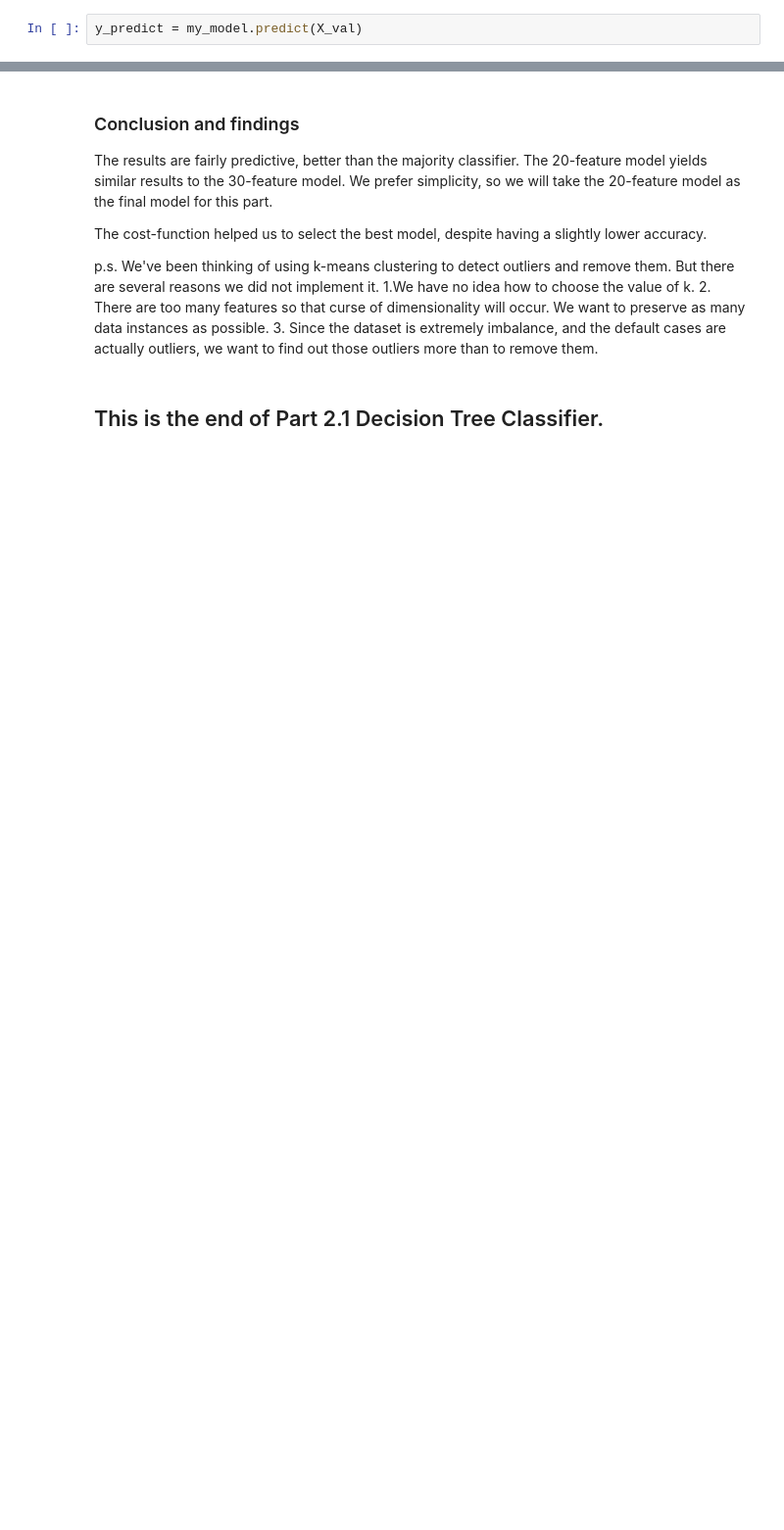
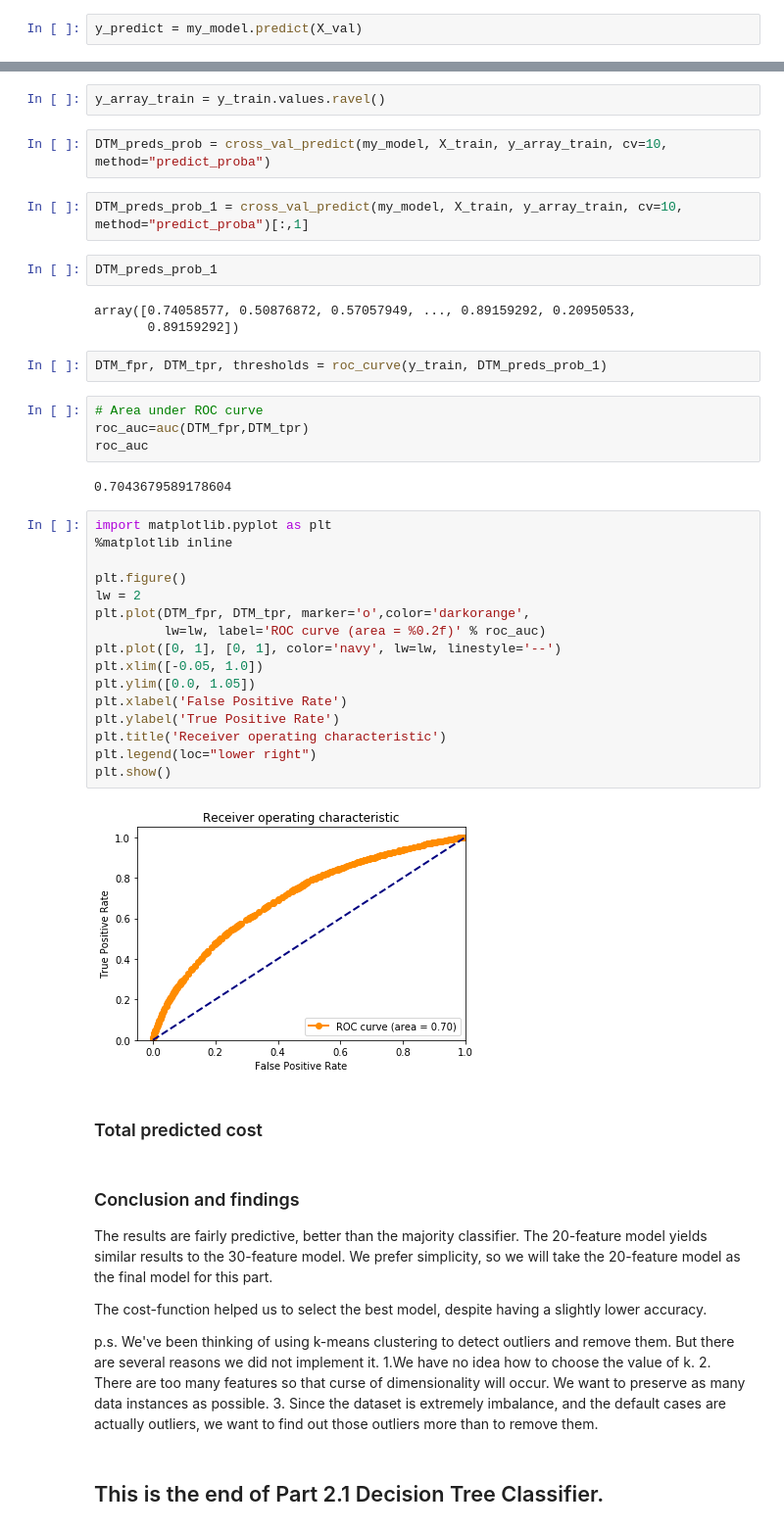
Before and after one commit to owen-hwlee/isom3360_project_credit_card_defaultee_analysis, a Jupyter notebook: models/decision_tree/decision_tree.ipynb, the cells around one changed output, grey strips where cells are left out. Shown at 98% size. Saved outputs shown, nothing was run; the diff lists cells and outputs as text; blank space fills up the shorter version.

```diff
--- a/models/decision_tree/decision_tree.ipynb
+++ b/models/decision_tree/decision_tree.ipynb
@@ -1355,3 +1345,42 @@ weighted avg       0.64      0.64      0.64      9930
+# %%
+y_array_train = y_train.values.ravel()
+# %%
+DTM_preds_prob = cross_val_predict(my_model, X_train, y_array_train, cv=10, method="predict_proba")
+# %%
+DTM_preds_prob_1 = cross_val_predict(my_model, X_train, y_array_train, cv=10, method="predict_proba")[:,1]
+# %%
+DTM_preds_prob_1
+# %% [output]
+array([0.74058577, 0.50876872, 0.57057949, ..., 0.89159292, 0.20950533,
+       0.89159292])
+# %%
+DTM_fpr, DTM_tpr, thresholds = roc_curve(y_train, DTM_preds_prob_1)
+# %%
+# Area under ROC curve
+roc_auc=auc(DTM_fpr,DTM_tpr)
+roc_auc
+# %% [output]
+0.7043679589178604
+# %%
+import matplotlib.pyplot as plt
+%matplotlib inline
+
+plt.figure()
+lw = 2
+plt.plot(DTM_fpr, DTM_tpr, marker='o',color='darkorange',
+         lw=lw, label='ROC curve (area = %0.2f)' % roc_auc)
+plt.plot([0, 1], [0, 1], color='navy', lw=lw, linestyle='--')
+plt.xlim([-0.05, 1.0])
+plt.ylim([0.0, 1.05])
+plt.xlabel('False Positive Rate')
+plt.ylabel('True Positive Rate')
+plt.title('Receiver operating characteristic')
+plt.legend(loc="lower right")
+plt.show()
+# %% [output]
+[figure, added]
+# %% [markdown]
+### Total predicted cost
 # %% [markdown]
 ### Conclusion and findings
 
```
Also changed, not shown: parts of 9 cells of this notebook.
